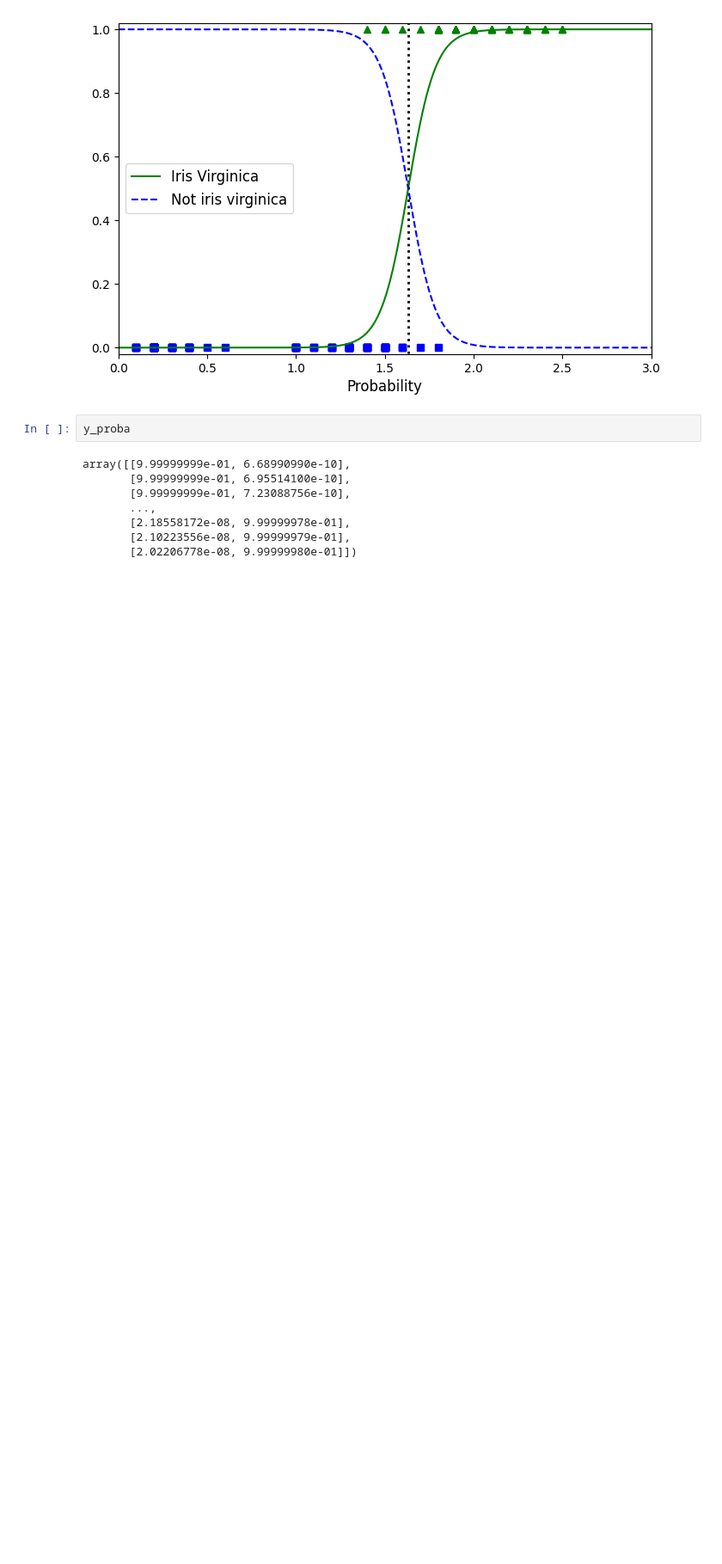
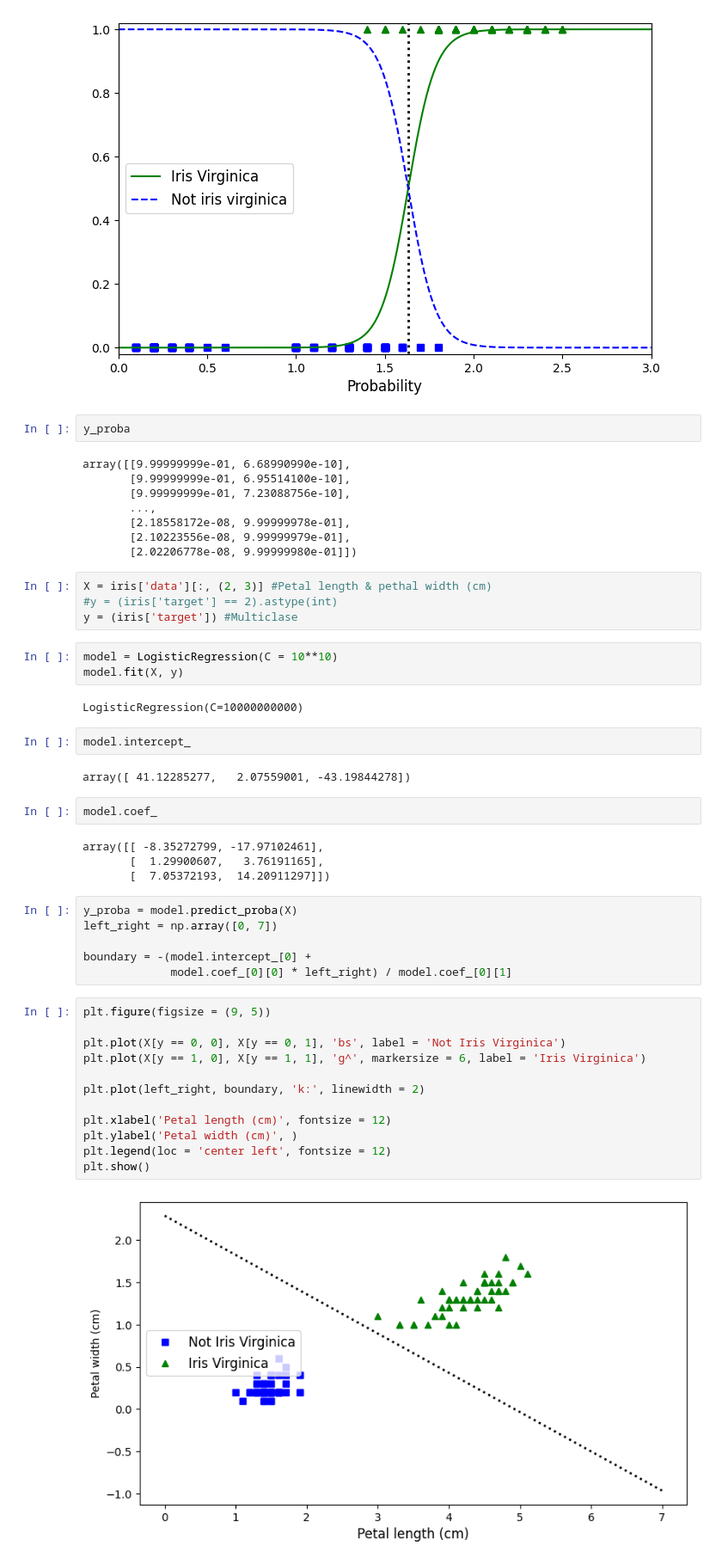
Before and after one commit to jorgeflorestn/MachineLearning_Notebooks, a Jupyter notebook: 02_Regresion_Logistica/11_Example1.ipynb, the cells around one changed output. Shown at 86% size. Drawn from its saved outputs; the diff is of its cells as text; blank space fills up the shorter version.

```diff
--- a/02_Regresion_Logistica/11_Example1.ipynb
+++ b/02_Regresion_Logistica/11_Example1.ipynb
@@ -129,3 +131,42 @@ array([[9.99999999e-01, 6.68990990e-10],
        [2.18558172e-08, 9.99999978e-01],
        [2.10223556e-08, 9.99999979e-01],
        [2.02206778e-08, 9.99999980e-01]])
+# %%
+X = iris['data'][:, (2, 3)] #Petal length & pethal width (cm)
+#y = (iris['target'] == 2).astype(int)
+y = (iris['target']) #Multiclase
+# %%
+model = LogisticRegression(C = 10**10)
+model.fit(X, y)
+# %% [output]
+LogisticRegression(C=10000000000)
+# %%
+model.intercept_
+# %% [output]
+array([ 41.12285277,   2.07559001, -43.19844278])
+# %%
+model.coef_
+# %% [output]
+array([[ -8.35272799, -17.97102461],
+       [  1.29900607,   3.76191165],
+       [  7.05372193,  14.20911297]])
+# %%
+y_proba = model.predict_proba(X)
+left_right = np.array([0, 7])
+
+boundary = -(model.intercept_[0] +
+             model.coef_[0][0] * left_right) / model.coef_[0][1]
+# %%
+plt.figure(figsize = (9, 5))
+
+plt.plot(X[y == 0, 0], X[y == 0, 1], 'bs', label = 'Not Iris Virginica')
+plt.plot(X[y == 1, 0], X[y == 1, 1], 'g^', markersize = 6, label = 'Iris Virginica')
+
+plt.plot(left_right, boundary, 'k:', linewidth = 2)
+
+plt.xlabel('Petal length (cm)', fontsize = 12)
+plt.ylabel('Petal width (cm)', )
+plt.legend(loc = 'center left', fontsize = 12)
+plt.show()
+# %% [output]
+[figure, added]
```
Also changed, not shown: parts of 4 cells of this notebook, 2 other files.
